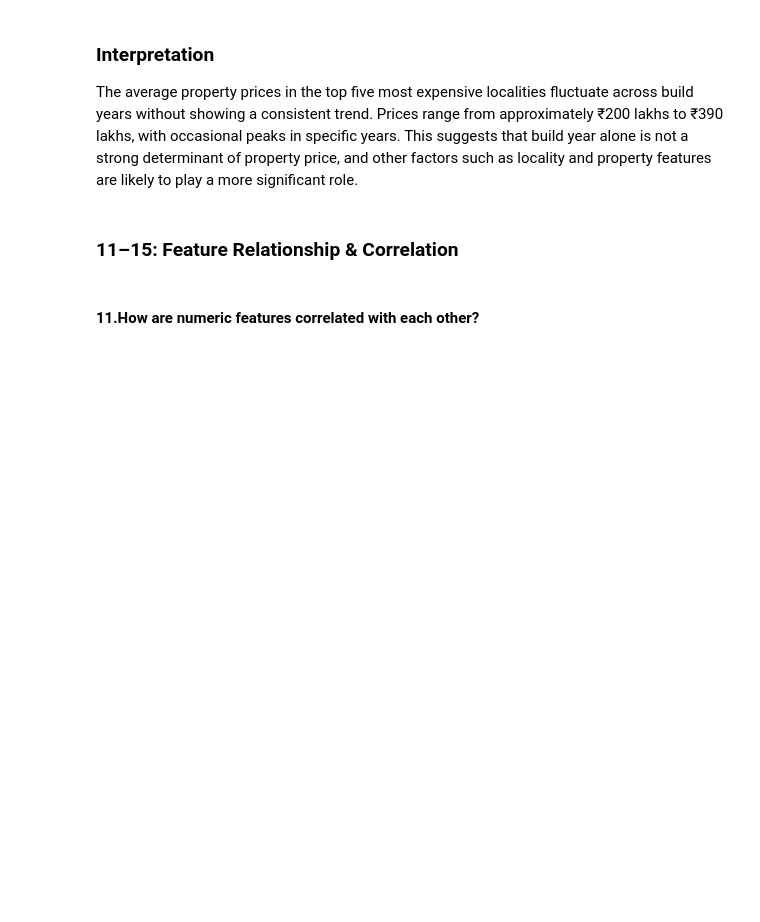
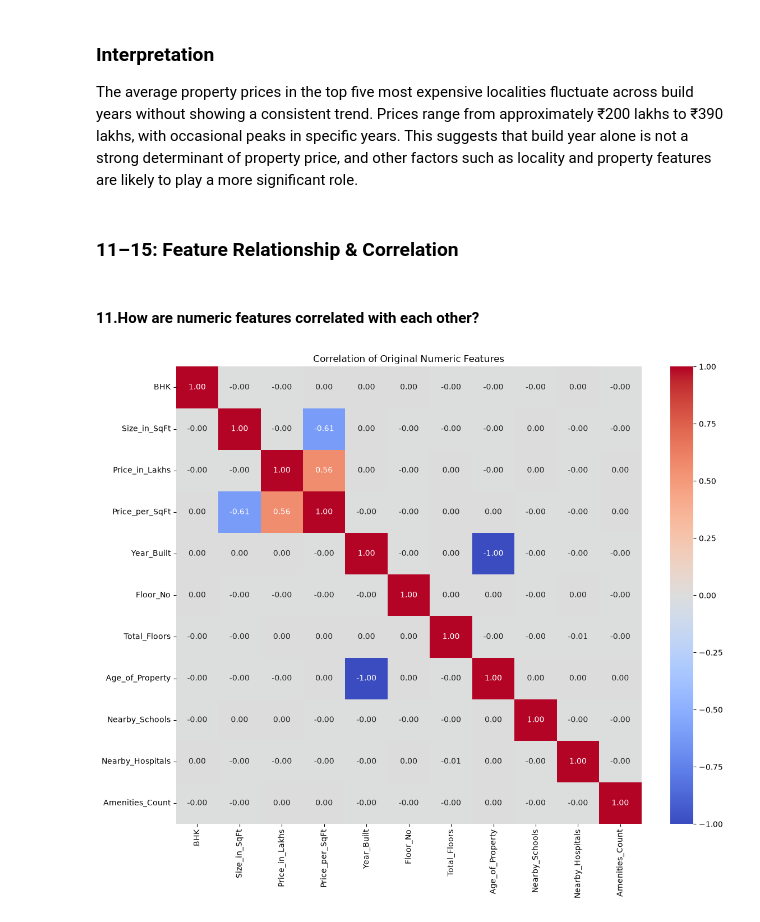
Before and after one commit to mukundnaramesh2605/Real-Estate-Investment-Advisor---Predicting-Property-Profitability-Future-Value, a Jupyter notebook: EDA.ipynb, the cells around one changed output. Saved outputs shown, nothing was run; the diff lists cells and outputs as text; code cells hidden in the pictures; blank space fills up the shorter version.

```diff
--- a/EDA.ipynb
+++ b/EDA.ipynb
@@ -419,3 +422,15 @@ The average property prices in the top five most expensive localities fluctuate
 ### 11–15: Feature Relationship & Correlation
 # %% [markdown]
 #### 11.How are numeric features correlated with each other?
+# %%
+exclude = ['Growth_Rate_Annual', 'Future_Price_5Y', 'Good_Investment']
+num = housing_df.select_dtypes(include='number').drop(columns=exclude, errors='ignore')
+
+corr = num.corr()
+plt.figure(figsize=(12,10))
+sns.heatmap(corr, annot=True, cmap='coolwarm', center=0, fmt='.2f')
+plt.title('Correlation of Original Numeric Features')
+plt.tight_layout()
+plt.show()
+# %% [output]
+[figure, added]
```
Also changed, not shown: parts of 21 cells of this notebook, 1 other file.
